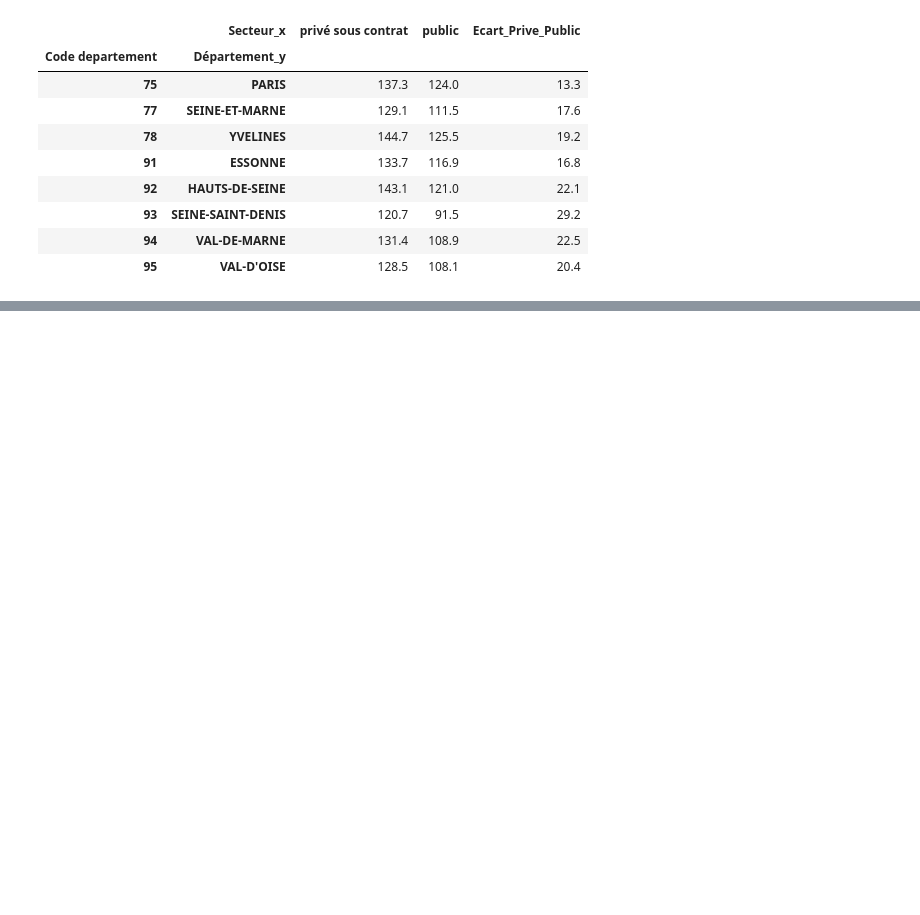
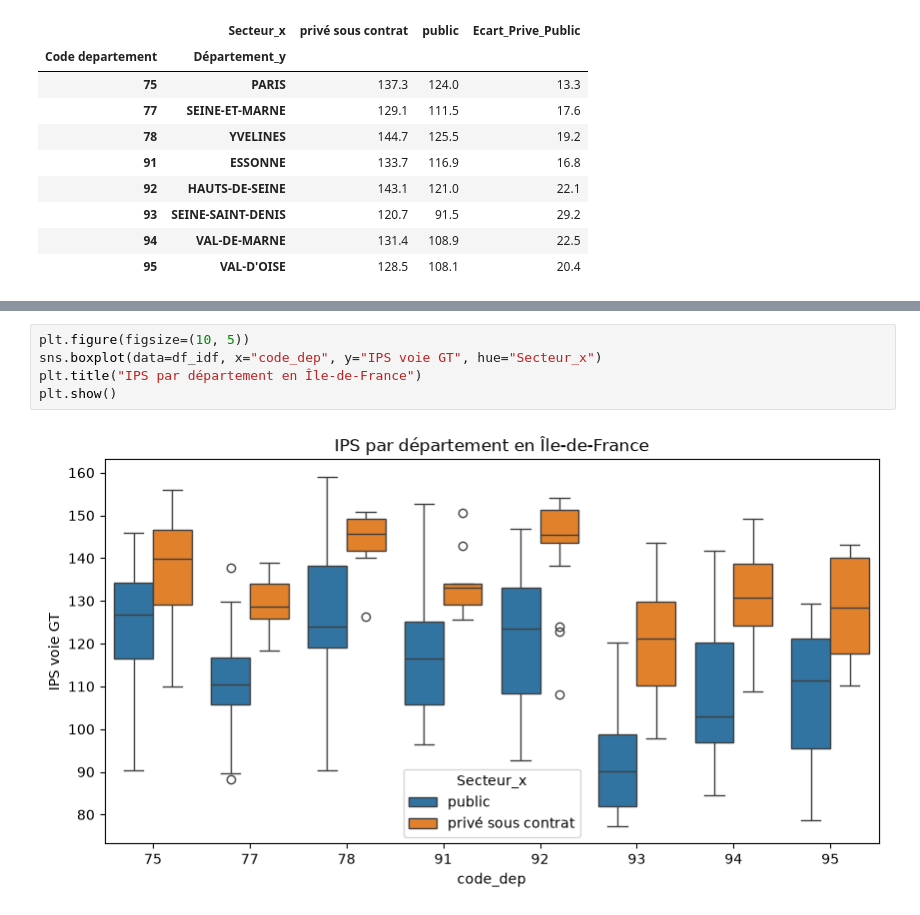
Before and after one commit to AlexisBenameur/projet-python-2AS1, a Jupyter notebook: codes/decouverte_data.ipynb, the cells around one changed output, grey strips where cells are left out. Cells and saved outputs as stored; diff of their text form; blank space fills up the shorter version.

```diff
--- a/codes/decouverte_data.ipynb
+++ b/codes/decouverte_data.ipynb
@@ -242,0 +345,7 @@ ips_dep_secteur
+# %%
+plt.figure(figsize=(10, 5))
+sns.boxplot(data=df_idf, x="code_dep", y="IPS voie GT", hue="Secteur_x")
+plt.title("IPS par département en Île-de-France")
+plt.show()
+# %% [output]
+[figure, added]
```
Also changed, not shown: parts of 14 cells of this notebook.
